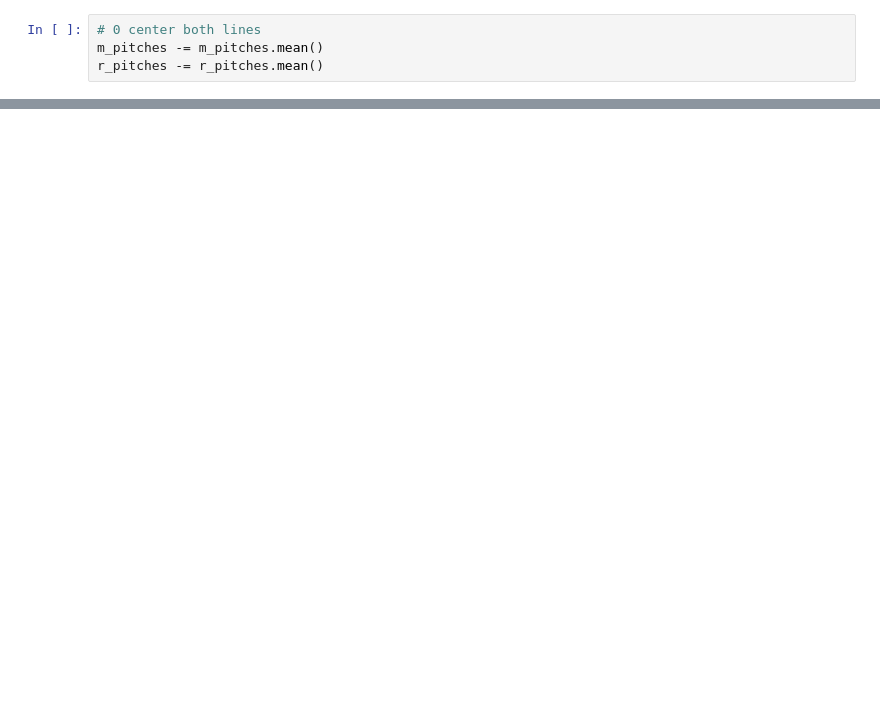
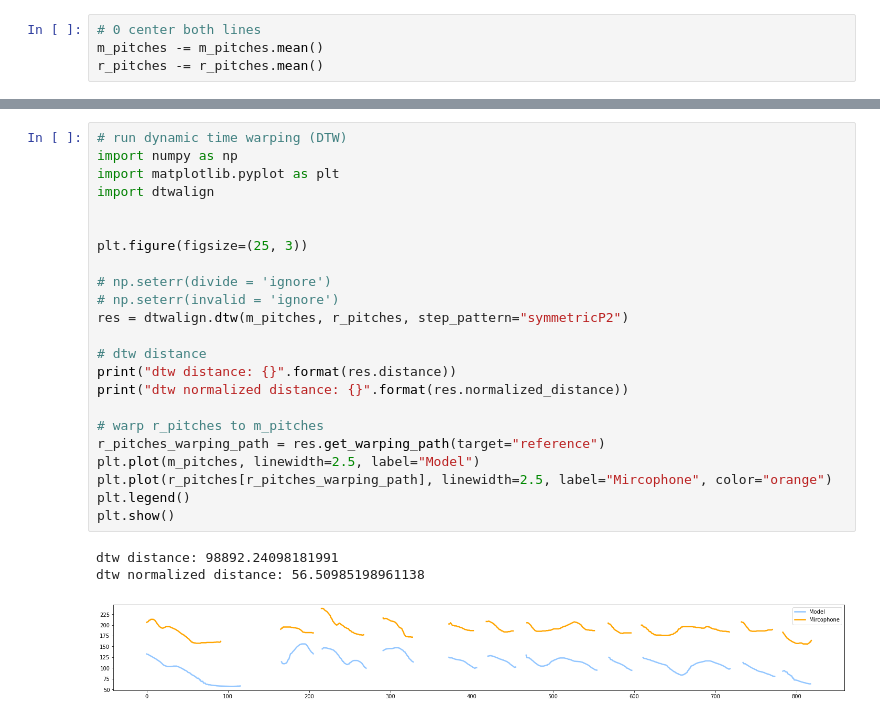
Before and after one commit to aprilmelody93/Pitch-Noodle, a Jupyter notebook: Version1.ipynb, the cells around one changed output, grey strips where cells are left out. Saved outputs shown, nothing was run; the diff lists cells and outputs as text; blank space fills up the shorter version.

```diff
--- a/Version1.ipynb
+++ b/Version1.ipynb
@@ -196,0 +239,27 @@ plt.legend();
+# %%
+# run dynamic time warping (DTW)
+import numpy as np
+import matplotlib.pyplot as plt
+import dtwalign
+
+
+plt.figure(figsize=(25, 3))
+
+# np.seterr(divide = 'ignore')
+# np.seterr(invalid = 'ignore')
+res = dtwalign.dtw(m_pitches, r_pitches, step_pattern="symmetricP2")
+
+# dtw distance
+print("dtw distance: {}".format(res.distance))
+print("dtw normalized distance: {}".format(res.normalized_distance))
+
+# warp r_pitches to m_pitches
+r_pitches_warping_path = res.get_warping_path(target="reference")
+plt.plot(m_pitches, linewidth=2.5, label="Model")
+plt.plot(r_pitches[r_pitches_warping_path], linewidth=2.5, label="Mircophone", color="orange")
+plt.legend()
+plt.show()
+# %% [output]
+dtw distance: 98892.24098181991
+dtw normalized distance: 56.50985198961138
+[figure, added]
```
Also changed, not shown: parts of 6 cells of this notebook, 13 other files.
